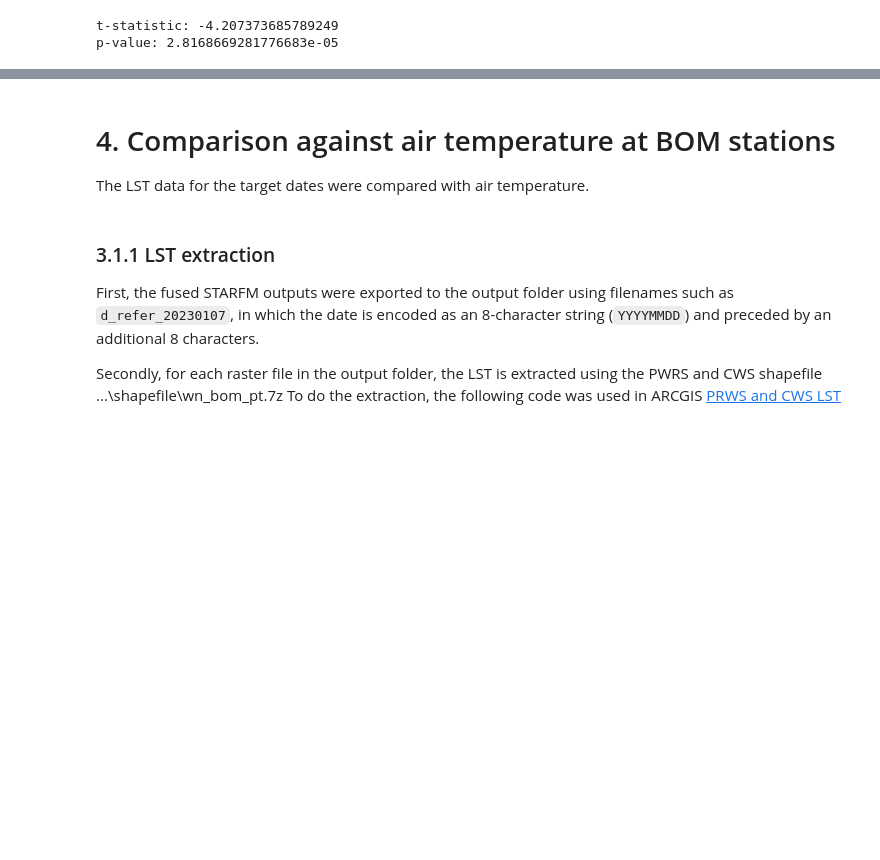
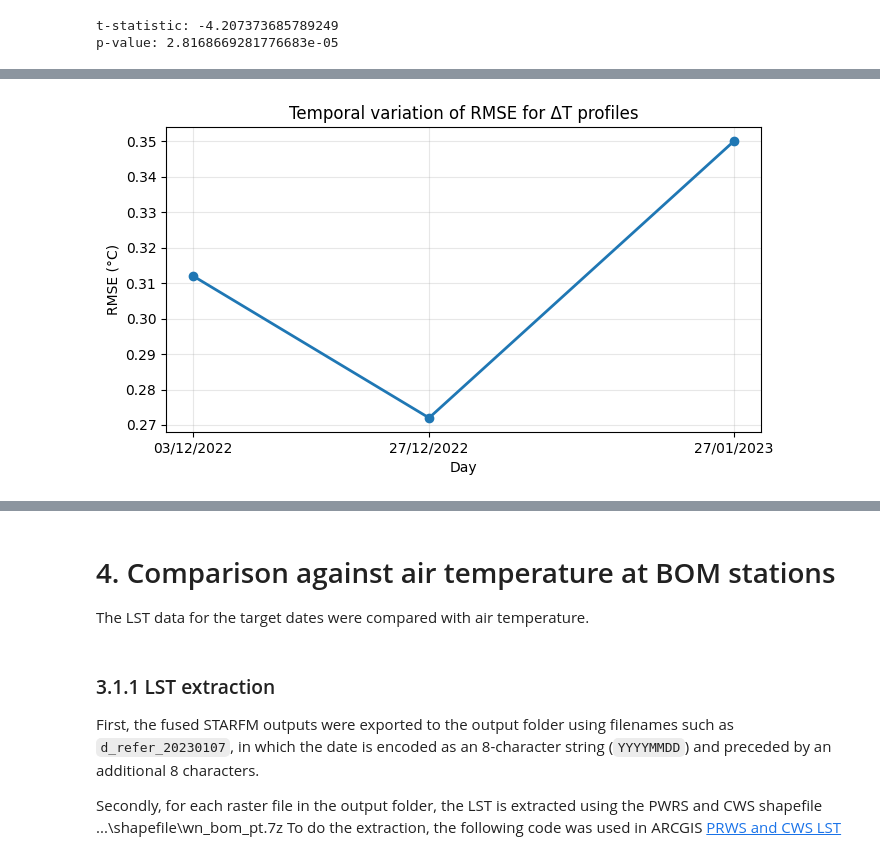
Before and after one commit to percyyvon-r/PhD-chapter2-data-fusion-full-diurnal-lst, a Jupyter notebook: notebook/fused_lst_temporalStability_spatialPatternConsistency.ipynb, the cells around one changed output, grey strips where cells are left out. Cells and saved outputs as stored; diff of their text form; code cells hidden in the pictures; blank space fills up the shorter version.

Commit message:
added graphs of RMSE, got Pearson correlations and MAE too

```diff
--- a/notebook/fused_lst_temporalStability_spatialPatternConsistency.ipynb
+++ b/notebook/fused_lst_temporalStability_spatialPatternConsistency.ipynb
@@ -636,0 +782,31 @@ Pearson correlation: 0.958
+# %%
+# Plot RMSE vs date
+import matplotlib.pyplot as plt
+from matplotlib.dates import DateFormatter
+import pandas as pd
+
+
+# Ensure Date column is datetime
+day_table_date['Date'] = pd.to_datetime(day_table_date['Date'])
+
+plt.figure(figsize=(7, 4))
+
+plt.plot(
+    day_table_date["Date"],
+    day_table_date["RMSE"],
+    marker="o",
+    linewidth=2
+)
+
+plt.xlabel("Day")
+plt.ylabel("RMSE (°C)")
+plt.title("Temporal variation of RMSE for ΔT profiles")
+
+# Use only your dates as ticks
+plt.xticks(day_table_date['Date'], day_table_date['Date'].dt.strftime('%d/%m/%Y'), rotation=0)
+
+plt.grid(True, alpha=0.3)
+plt.tight_layout()
+plt.show()
+# %% [output]
+[figure, added]
```
Also changed, not shown: parts of 20 cells of this notebook, 27 other files.
